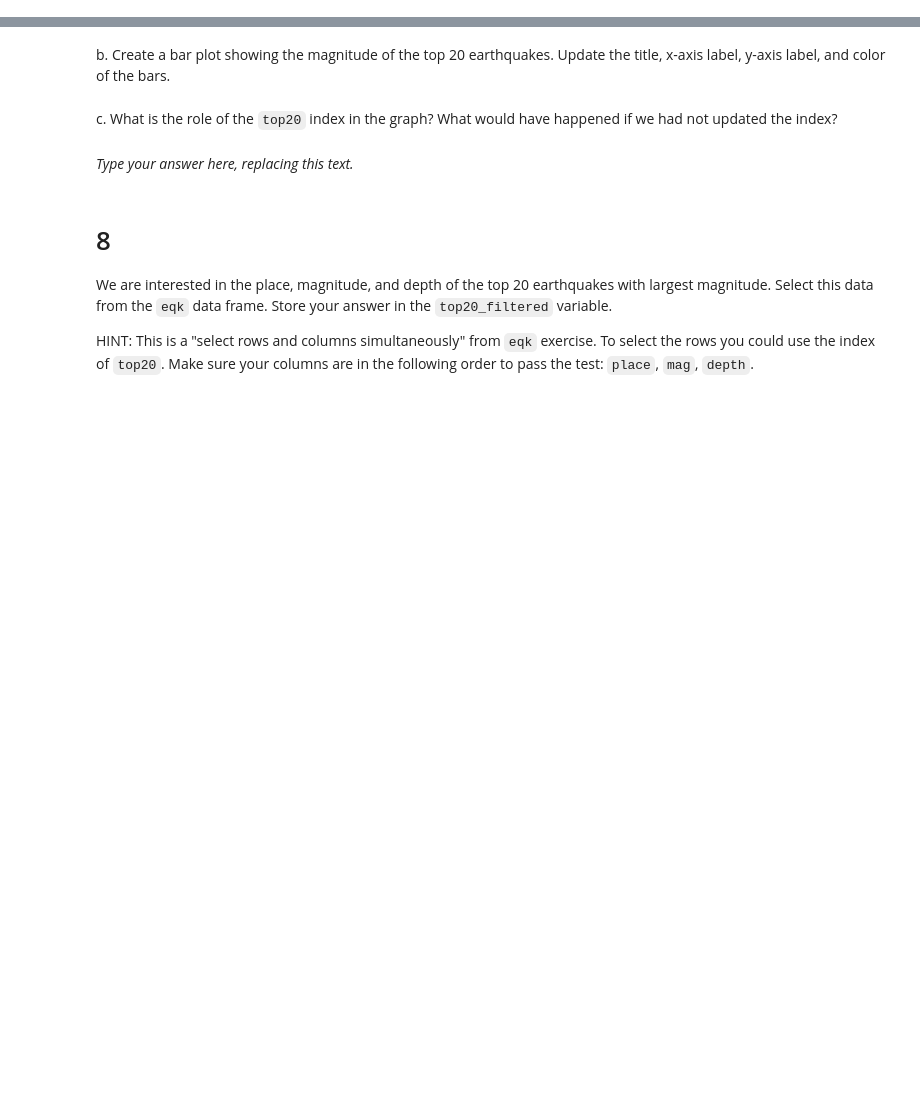
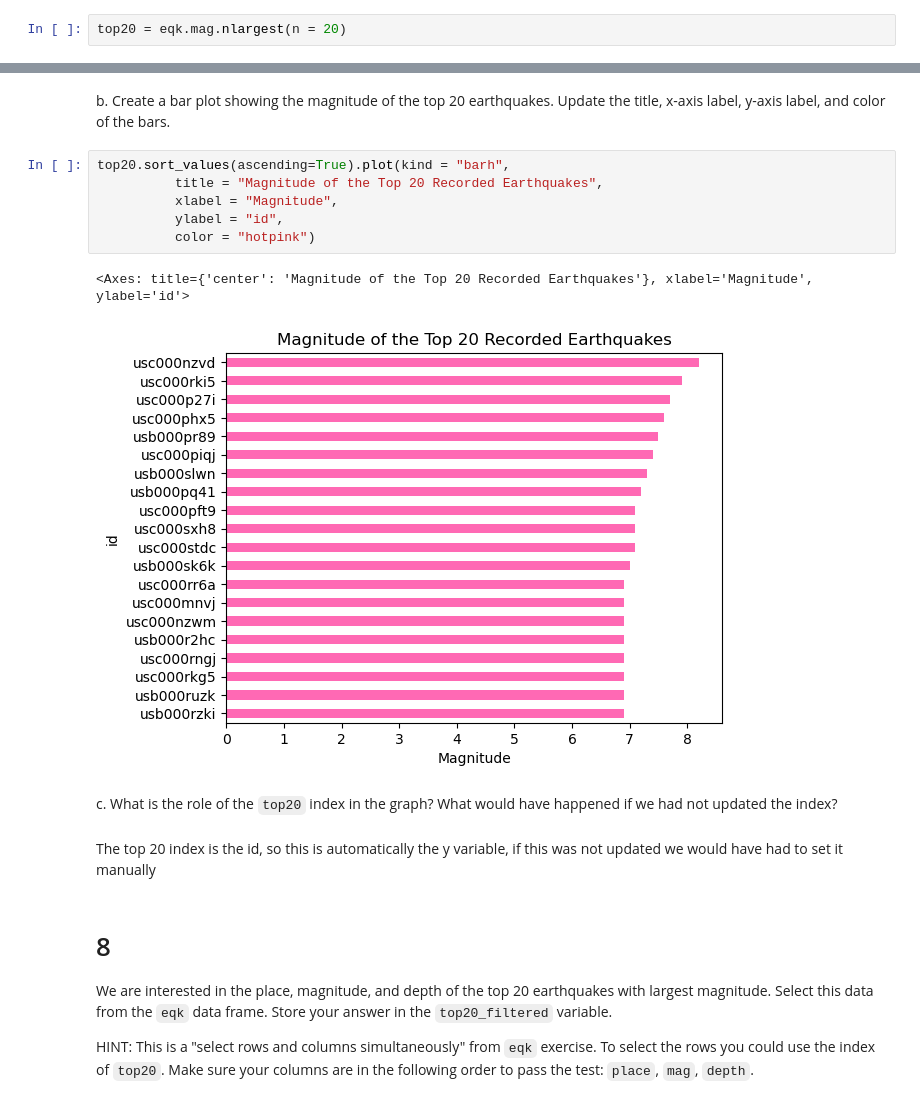
Before and after one commit to NatBonnet/eds220-hwk1, a Jupyter notebook: task3/hwk1-task3-earthquakes.ipynb, the cells around one changed output, grey strips where cells are left out. Drawn from its saved outputs; the diff is of its cells as text; blank space fills up the shorter version.

```diff
--- a/task3/hwk1-task3-earthquakes.ipynb
+++ b/task3/hwk1-task3-earthquakes.ipynb
@@ -208,3 +189,5 @@ top20 = ...
+# %%
+top20 = eqk.mag.nlargest(n = 20)
 # %%
 # View the dataframe
 top20
@@ -237,14 +217,23 @@ q7_a results:
 <!-- BEGIN QUESTION -->
 
 b. Create a bar plot showing the magnitude of the top 20 earthquakes. Update the title, x-axis label, y-axis label, and color of the bars.
+# %%
+top20.sort_values(ascending=True).plot(kind = "barh",
+          title = "Magnitude of the Top 20 Recorded Earthquakes",
+          xlabel = "Magnitude",
+          ylabel = "id",
+          color = "hotpink")
+# %% [output]
+<Axes: title={'center': 'Magnitude of the Top 20 Recorded Earthquakes'}, xlabel='Magnitude', ylabel='id'>
+[figure, added]
 # %% [markdown]
 <!-- END QUESTION -->
 
 <!-- BEGIN QUESTION -->
 
 c. What is the role of the `top20` index in the graph? What would have happened if we had not updated the index?
-# %% [markdown]
-_Type your answer here, replacing this text._
+# %% [markdown]
+The top 20 index is the id, so this is automatically the y variable, if this was not updated we would have had to set it manually
 # %% [markdown]
 <!-- END QUESTION -->
 
```
Also changed, not shown: parts of 20 cells of this notebook.
